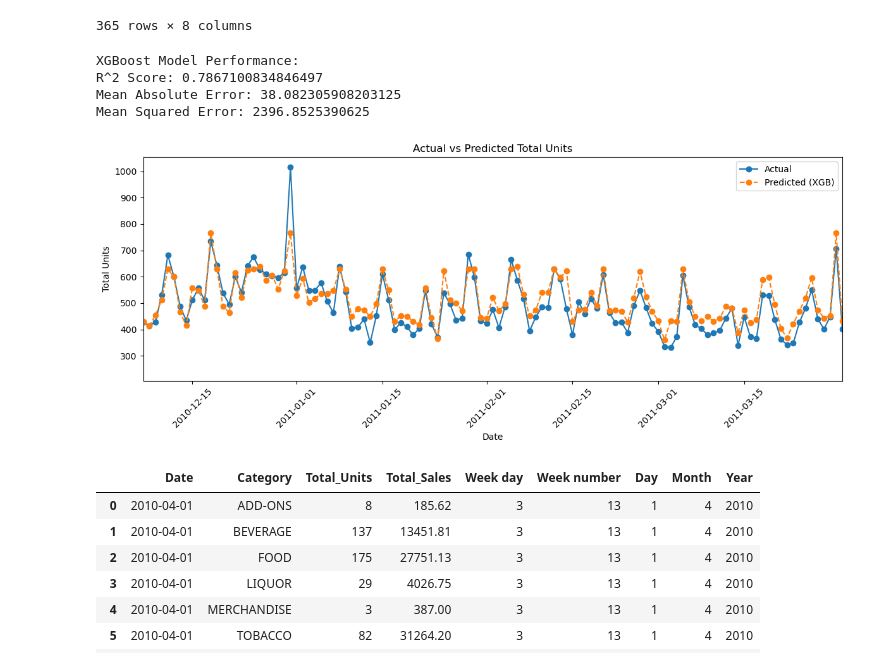
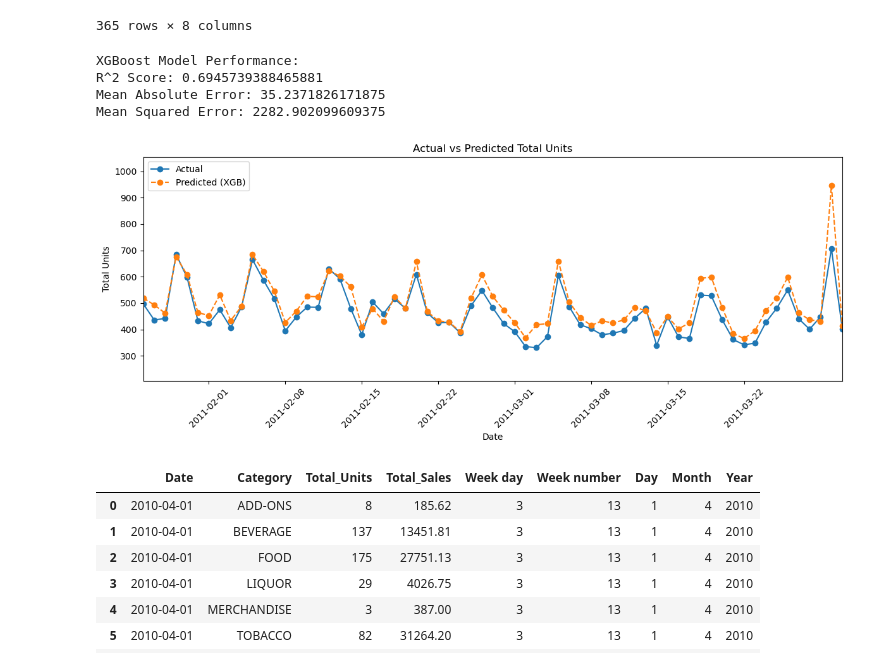
Before and after one commit to CasGijtenbeek/Data-Science-Project, a Jupyter notebook: xgboost_daily.ipynb, the cells around one changed output. Saved outputs shown, nothing was run; the diff lists cells and outputs as text; code cells hidden in the pictures.

```diff
--- a/xgboost_daily.ipynb
+++ b/xgboost_daily.ipynb
@@ -63,8 +63,8 @@ daily.head(400)
 # %%
 X_data, Y_data = daily.drop(columns=["Total_Units", "Date"]), daily["Total_Units"]
 # %%
-x_train, x_test = X_data[:250], X_data[250:]
-y_train, y_test = Y_data[:250], Y_data[250:]
+x_train, x_test = X_data[:300], X_data[300:]
+y_train, y_test = Y_data[:300], Y_data[300:]
 # %%
 xgb = xgboost.XGBRegressor(max_depth=28, n_estimators=150)
 xgb.fit(x_train, y_train)
@@ -76,25 +76,25 @@ print("Mean Absolute Error:", mean_absolute_error(y_test, y_pred_xgb))
 print("Mean Squared Error:", mean_squared_error(y_test, y_pred_xgb))
 # %% [output]
 XGBoost Model Performance:
-R^2 Score: 0.7867100834846497
-Mean Absolute Error: 38.082305908203125
-Mean Squared Error: 2396.8525390625
+R^2 Score: 0.6945739388465881
+Mean Absolute Error: 35.2371826171875
+Mean Squared Error: 2282.902099609375
 # %%
 # plot actual vs predicted for the test set
-dates = daily['Date'].iloc[250:]  # test dates
+dates = daily['Date'].iloc[300:]  # test dates
 plt.figure(figsize=(12,5))
 plt.plot(daily["Date"], daily["Total_Units"], label='Actual', marker='o', linestyle='-')
 plt.plot(dates, y_pred_xgb, label='Predicted (XGB)', marker='o', linestyle='--')
 plt.xlabel('Date')
 plt.ylabel('Total Units')
 plt.title('Actual vs Predicted Total Units')
 plt.legend()
 plt.xlim(dates.min(), dates.max())
 plt.xticks(rotation=45)
 plt.tight_layout()
 plt.show()
 # %% [output]
-[figure, old version]
+[figure, new version]
 # %%
 daily = (df.groupby(['Date', 'Category'], )
                    .agg({
```
Also changed, not shown: parts of 1 cell of this notebook, 1 other file.
